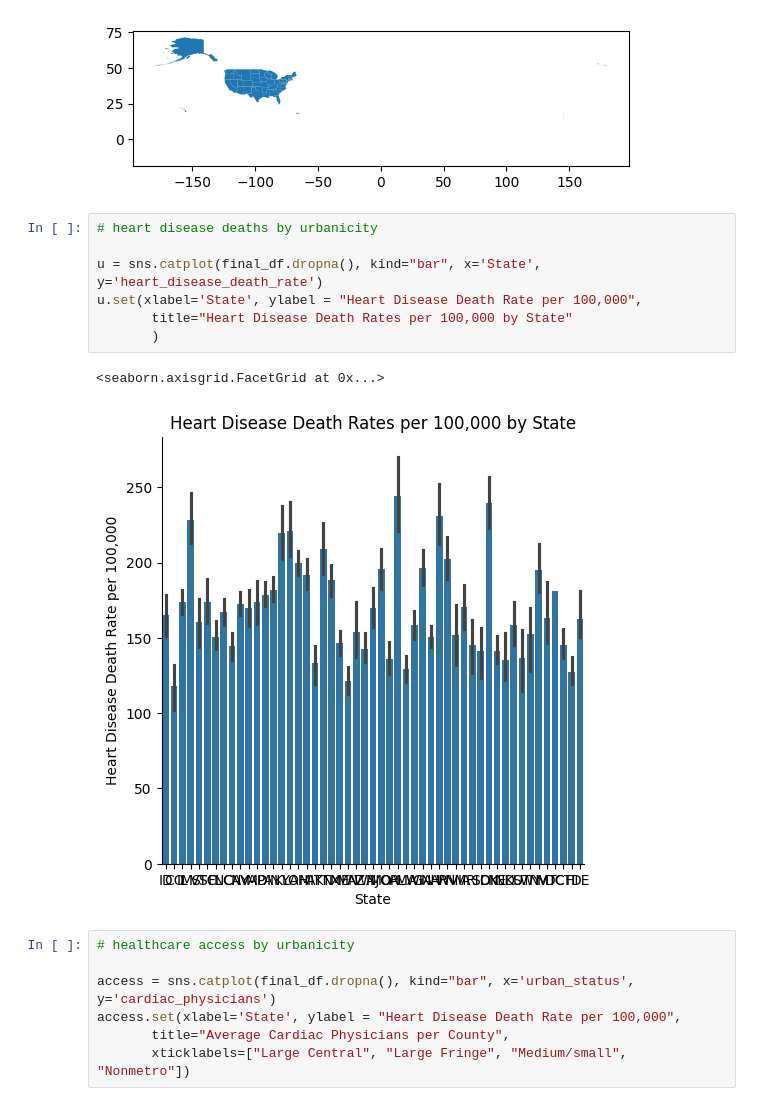
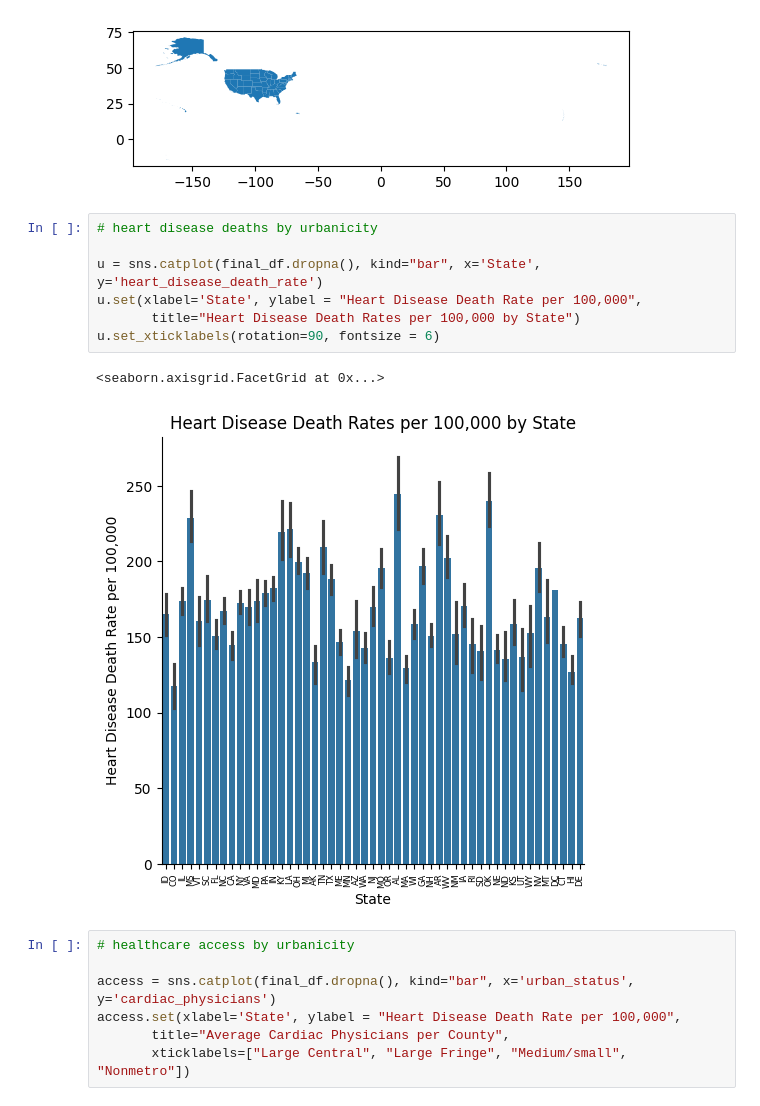
Before and after one commit to kevinwguo/216Project, a Jupyter notebook: Prototype.ipynb, the cells around one changed output. Drawn from its saved outputs; the diff is of its cells as text.

```diff
--- a/Prototype.ipynb
+++ b/Prototype.ipynb
@@ -186,13 +212,13 @@ df.plot()
 # %%
 # heart disease deaths by urbanicity
 
 u = sns.catplot(final_df.dropna(), kind="bar", x='State', y='heart_disease_death_rate')
 u.set(xlabel='State', ylabel = "Heart Disease Death Rate per 100,000",
-       title="Heart Disease Death Rates per 100,000 by State"
-       )
+       title="Heart Disease Death Rates per 100,000 by State")
+u.set_xticklabels(rotation=90, fontsize = 6)
 # %% [output]
 <seaborn.axisgrid.FacetGrid at 0x...>
-[figure, old version]
+[figure, new version]
 # %%
 # healthcare access by urbanicity
 
```
Also changed, not shown: parts of 8 cells of this notebook.
